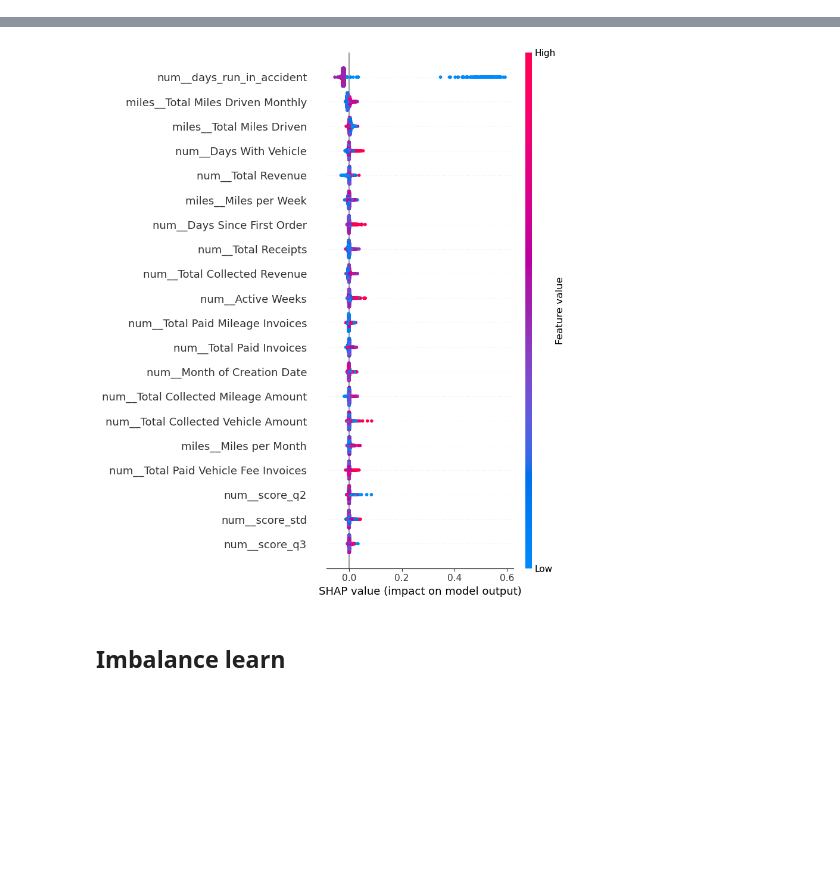
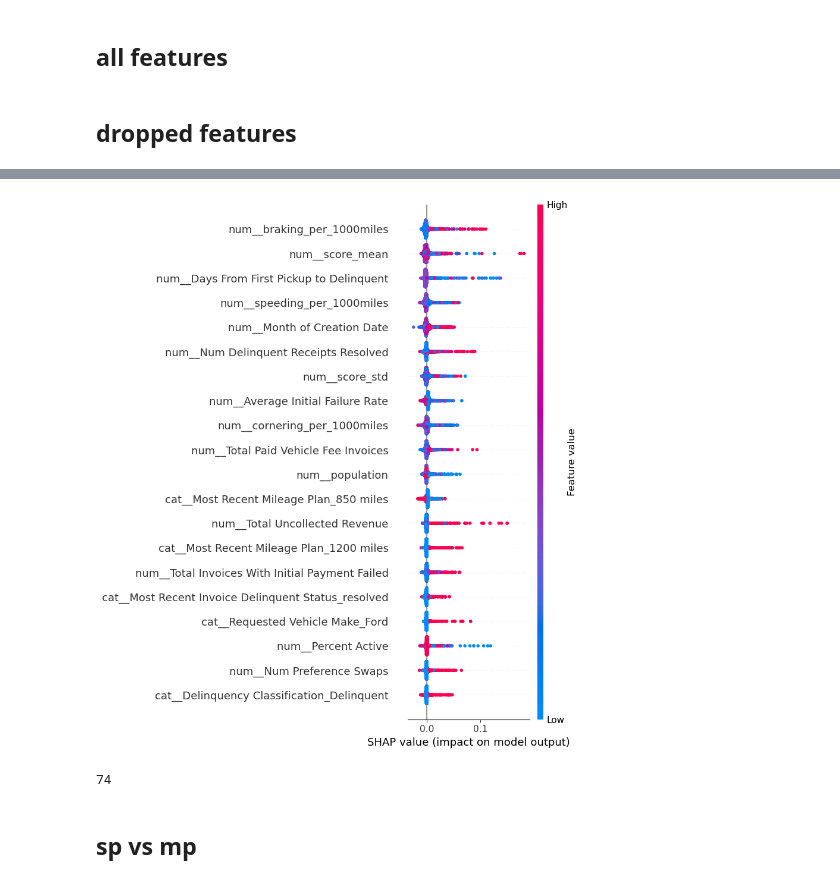
Before and after one commit to wuyaqi55/flexcar_incidents, a Jupyter notebook: incidents_customer_level.ipynb, the cells around one changed output, grey strips where cells are left out. Drawn from its saved outputs; the diff is of its cells as text; code cells hidden in the pictures; blank space fills up the shorter version.

```diff
--- a/incidents_customer_level.ipynb
+++ b/incidents_customer_level.ipynb
@@ -147,3 +179,7 @@ weighted avg       0.94      0.96      0.95      1459
+# %% [markdown]
+## all features
+# %% [markdown]
+## dropped features
 # %%
 import numpy as np
 import pandas as pd
@@ -158,17 +194,38 @@ from sklearn.compose import make_column_selector as selector
 from imblearn.pipeline import Pipeline as ImbPipeline
 from imblearn.over_sampling import RandomOverSampler
 
-data = pd.read_csv('../data/customer_base + drive score.csv')
+
+## functions
+def month_to_season(month):
+    if 3 <= month <= 5:
+        return 'Spring'
+    elif 6 <= month <= 8:
+        return 'Summer'
+    elif 9 <= month <= 11:
+        return 'Autumn'
+    else:
+        return 'Winter'
+
+# data = pd.read_csv('../data/customer_base + drive score.csv')
+data = pd.read_csv('../data/incident_data_all.csv')
 data['vehivel_request_fufillment'] = data['Vehicle Requests Make Model List'] == data['Most Recent Vehicle Request Assigned Make Model']
+data['season'] = data['Month of Creation Date'].map(month_to_season)
+data['seasoning_6month_incident_Ind'] = data['days_run_in_accident'].map(lambda x: 1 if x < 180 else 0)
+# data['score_basket'] = data['score_mean'].map(lambda x: 'poor' if x < 0.6 else 'good')
 
-columns_to_drop = ['Subscriber Id', 'Most Recent Invoice Order Id', 'First Invoice Id', 'Most Recent Invoice Id', 'First Invoice Order Id', ## id
+columns_to_drop = ['Subscriber Id', 'Most Recent Invoice Order Id', 'First Invoice Id', 'Most Recent Invoice Id', 'First Invoice Order Id', 'Subui Creation Date', ## id
                    '1st_incident', '1st_mp_date_customer_level', '1st_sp_date_customer_level', 'mp_counts_customer_level',  'sp_counts_customer_level',  # target relatd
-                   'Creation Date', 'First Invoice Date', 'Most Recent Invoice Date', 'Driving Record Updated At', 'Driving Record Creation Time', # date and time
+                   'Creation Date', 'First Invoice Date', 'Most Recent Invoice Date', 'Driving Record Updated At', 'Driving Record Creation Time', 'Day of 1st_incident', # date and time
                    'Vehicle Requests Make Model List', 'Most Recent Vehicle Request Requested Make Model', 'Most Recent Vehicle Request Assigned Make Model',  'First Order Requested Make', # vehicle
-                #    'days_run_in_accident',
-                 'Credit Score Approval Status',
-                #    'License State',
+                   'days_run_in_accident',  'Days With Vehicle', 'Days Since First Order', 'Active Weeks', 'days_run_in_mp', # days related to miles
+                   'Total Tax Amount', 'Total Revenue', 'Total Collected Revenue', 'Total Collected Vehicle Amount', 'Total Receipts', 'Total Paid Invoices', 'Total Collected Mileage Amount', 'Total Collected Fee Amount', 'Total Paid Mileage Invoices', # revenue realted features
+                    'Credit Score Approval Status',
+                   'License State',
                    'Most Recent Promo Code Used', # others
+                   'Total Miles Driven Monthly', 'Total Miles Driven Pre Monthly', 'Miles per Week', 'Total Miles Driven', # miles
+                   'seasoning_3month_mp_Ind',  'seasoning_6month_incident_Ind',
+                   'Miles per Month', 'Miles Driven', # miles driven
+                'score_q1', 'score_q2', 'score_q3',
                    ]
 Target = 'seasoning_3month_incident_Ind'
 y = data[Target]
@@ -176,7 +233,7 @@ X = data.drop(columns=[Target]+columns_to_drop, axis=1)
 
 X_train, X_test, y_train, y_test = train_test_split(X, y, test_size=0.3, random_state=42)
 
-miles_columns = ['Total Miles Driven', 'Total Miles Driven Monthly', 'Total Miles Driven Pre Monthly', 'Miles per Week', 'Miles per Month']
+miles_columns = []
 
 numerical_columns_selector = selector(dtype_include=np.number)
 categorical_columns_selector = selector(dtype_include=object)
@@ -190,15 +247,21 @@ categorical_columns = list(set(categorical_columns) - set(miles_columns))
 
 # preprocesser
 numeric_transformer = Pipeline(
-    steps=[("imputer_num", SimpleImputer(strategy="median")), ("scaler", StandardScaler())]
+    steps=[("imputer_num",
+            SimpleImputer(strategy="median")),
+            # SimpleImputer(strategy="constant", fill_value=0)),
+            ("scaler", StandardScaler())]
 )
 
 miles_transformer = Pipeline(
-    steps=[("imputer_num", SimpleImputer(strategy="constant", fill_value=0)), ("scaler", StandardScaler())]
+    steps=[("imputer_num",
+            SimpleImputer(strategy="constant", fill_value=0)),
+            ("scaler", StandardScaler())]
 )
 
 categorical_transformer = Pipeline(
-    steps=[("imputer_cat", SimpleImputer(strategy="constant", fill_value='missing')), ("encode", OneHotEncoder(handle_unknown='ignore'))]
+    steps=[("imputer_cat", SimpleImputer(strategy="constant", fill_value='missing')),
+           ("encode", OneHotEncoder(handle_unknown='ignore',drop='if_binary'))]
 )
 
 
@@ -228,10 +291,15 @@ print('\n')
 
 ## confusion matrix
 from sklearn.metrics import roc_auc_score
-
 print('---------- ROC_AUC_score-------------')
 print('Training data:', roc_auc_score(y_train, model_rf.predict_proba(X_train)[:, 1]))
 print('Test data:', roc_auc_score(y_test, model_rf.predict_proba(X_test)[:, 1]))
+print('\n')
+
+from sklearn.metrics import matthews_corrcoef
+print('---------- MCC_score-------------')
+print('Training data:', matthews_corrcoef(y_train, model_rf.predict(X_train)))
+print('Test data:', matthews_corrcoef(y_test, model_rf.predict(X_test)))
 
 from sklearn.metrics import classification_report
 print('------------------- Confusion Matric -------------------')
@@ -270,4 +338,8 @@ weighted avg       1.00      1.00      1.00      1459
-[figure, old version]
+[figure, new version]
+# %%
+len(numerical_columns) + len(categorical_columns)
+# %% [output]
+74
 # %%
 # from sklearn.metrics import roc_auc_score
 
@@ -288,5 +360,5 @@ weighted avg       1.00      1.00      1.00      1459
 # explainer = shap.TreeExplainer(clf)
 # shap_values = explainer.shap_values(X_transformed)
 # shap.summary_plot(shap_values[:,:,1], X_transformed, feature_names=columns)
-# %% [markdown]
-## Imbalance learn
+# %% [markdown]
+## sp vs mp
```
Also changed, not shown: parts of 9 cells of this notebook.
